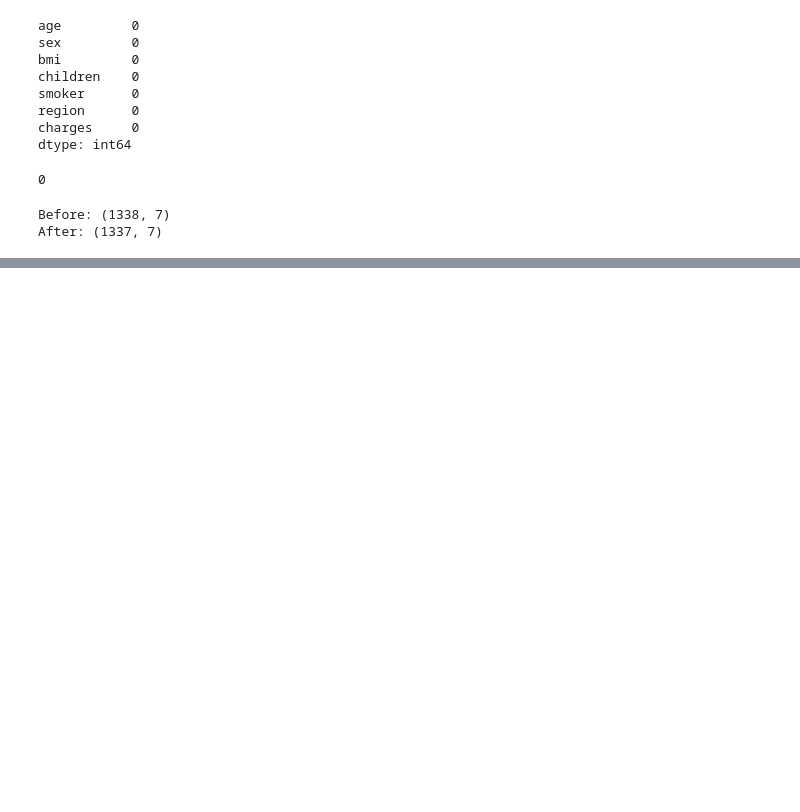
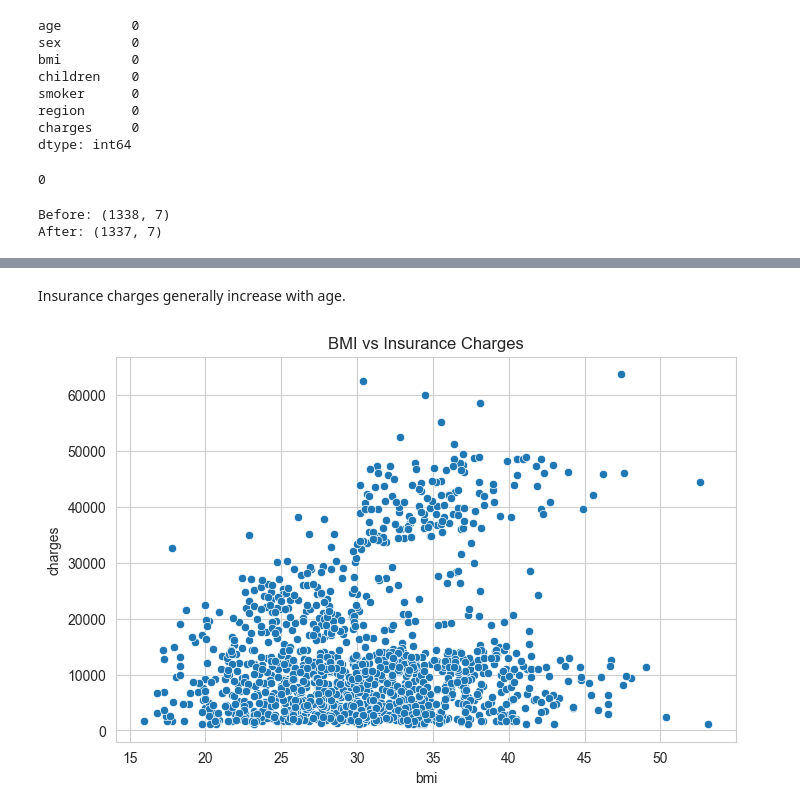
Before and after one commit to patelshivam109/Health-Cost-Estimator, a Jupyter notebook: notebooks/01-data-preparation.ipynb, the cells around one changed output, grey strips where cells are left out. Saved outputs shown, nothing was run; the diff lists cells and outputs as text; code cells hidden in the pictures; blank space fills up the shorter version.

```diff
--- a/notebooks/01-data-preparation.ipynb
+++ b/notebooks/01-data-preparation.ipynb
@@ -74,0 +110,15 @@ df.to_csv("../data/insurance_cleaned.csv", index=False)
+# %% [markdown]
+Insurance charges generally increase with age.
+# %%
+plt.figure(figsize=(8,5))
+
+sns.scatterplot(
+    data=df,
+    x="bmi",
+    y="charges"
+)
+
+plt.title("BMI vs Insurance Charges")
+plt.show()
+# %% [output]
+[figure, added]
```
Also changed, not shown: parts of 17 cells of this notebook.
